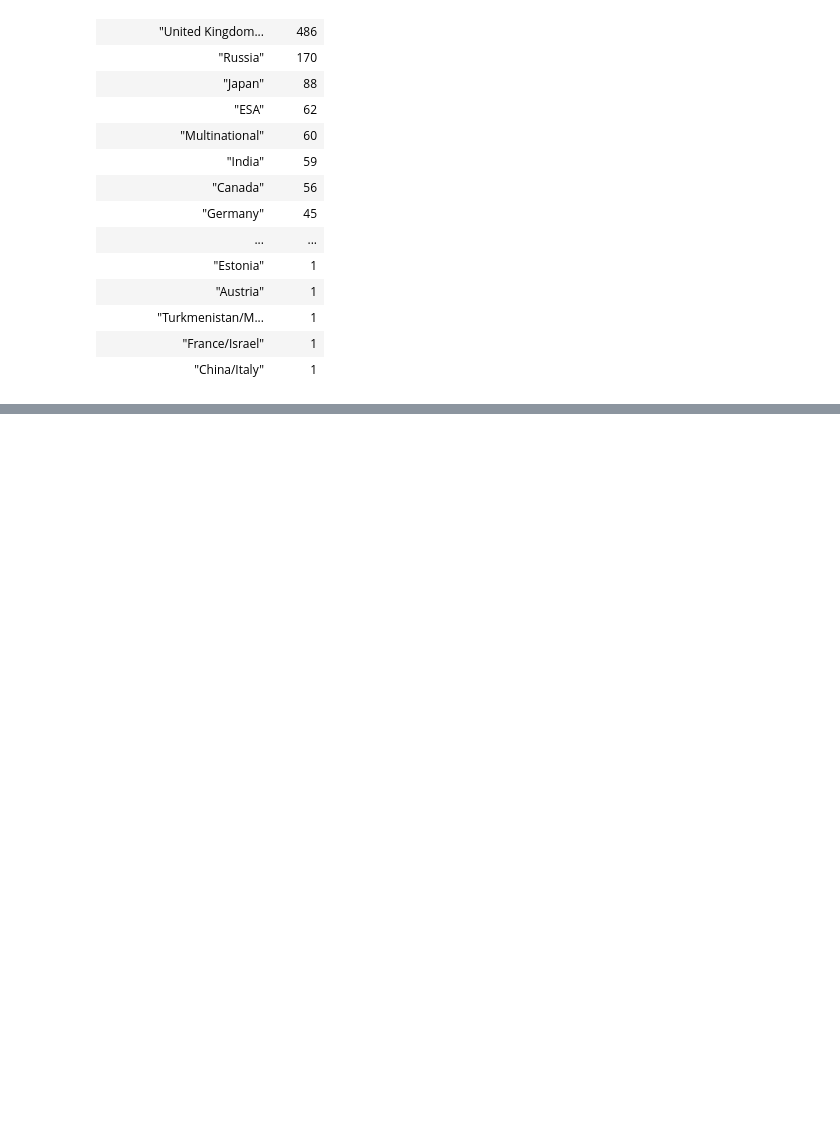
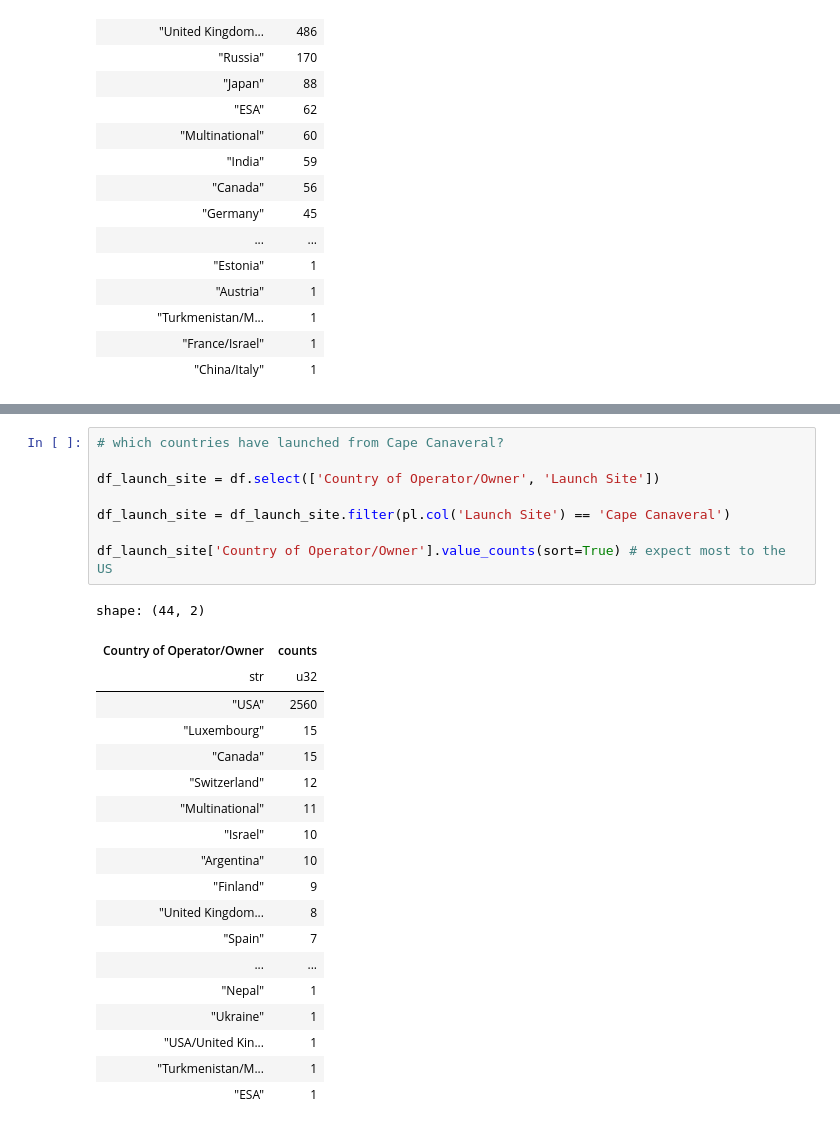
Before and after one commit to hakancangunerli/satellite_data, a Jupyter notebook: Untitled-1.ipynb, the cells around one changed output, grey strips where cells are left out. Cells and saved outputs as stored; diff of their text form; blank space fills up the shorter version.

```diff
--- a/Untitled-1.ipynb
+++ b/Untitled-1.ipynb
@@ -73,0 +96,28 @@ shape: (109, 2)
+# %%
+# which countries have launched from Cape Canaveral?
+
+df_launch_site = df.select(['Country of Operator/Owner', 'Launch Site'])
+
+df_launch_site = df_launch_site.filter(pl.col('Launch Site') == 'Cape Canaveral')
+
+df_launch_site['Country of Operator/Owner'].value_counts(sort=True) # expect most to the US
+# %% [output]
+shape: (44, 2)
+| Country of Operator/Owner | counts |
+| str | u32 |
+| "USA" | 2560 |
+| "Luxembourg" | 15 |
+| "Canada" | 15 |
+| "Switzerland" | 12 |
+| "Multinational" | 11 |
+| "Israel" | 10 |
+| "Argentina" | 10 |
+| "Finland" | 9 |
+| "United Kingdom... | 8 |
+| "Spain" | 7 |
+| ... | ... |
+| "Nepal" | 1 |
+| "Ukraine" | 1 |
+| "USA/United Kin... | 1 |
+| "Turkmenistan/M... | 1 |
+| "ESA" | 1 |
```
Also changed, not shown: parts of 9 cells of this notebook.
